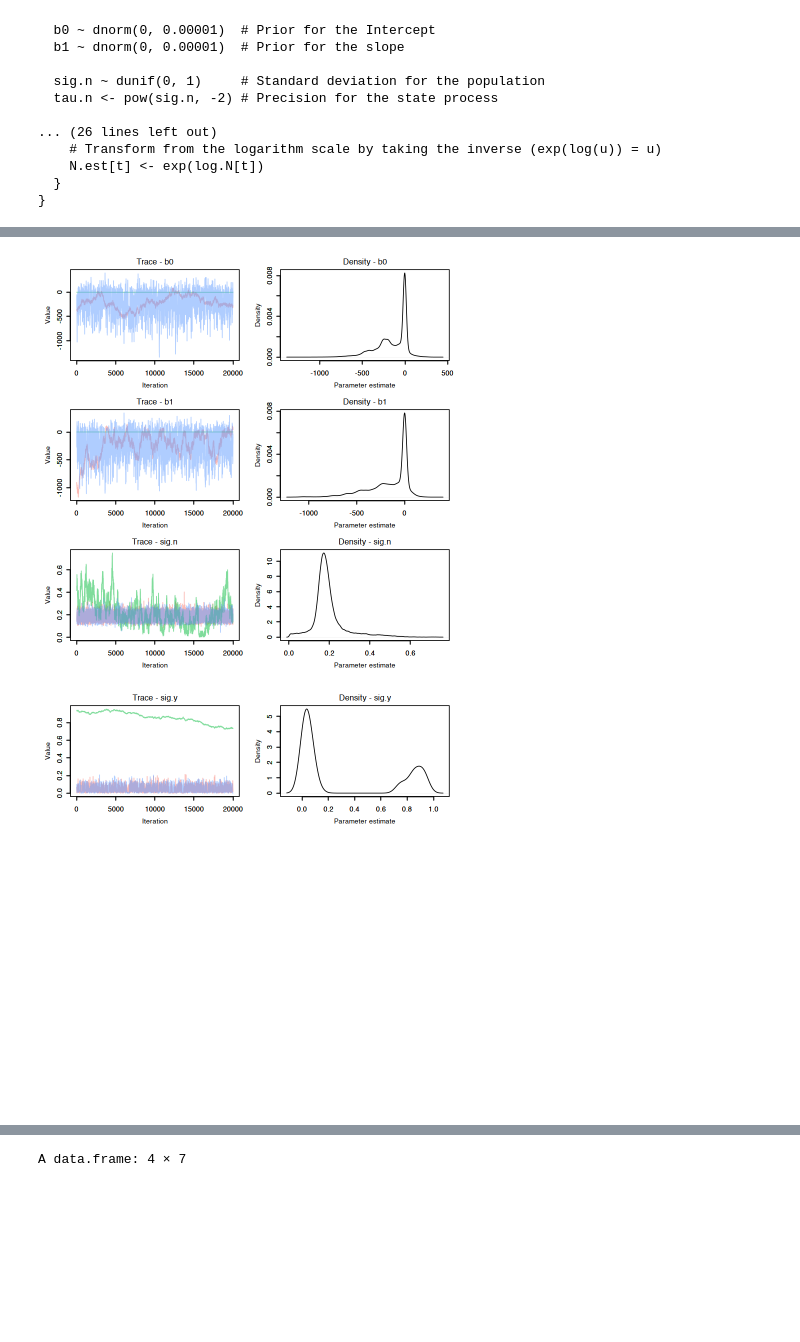
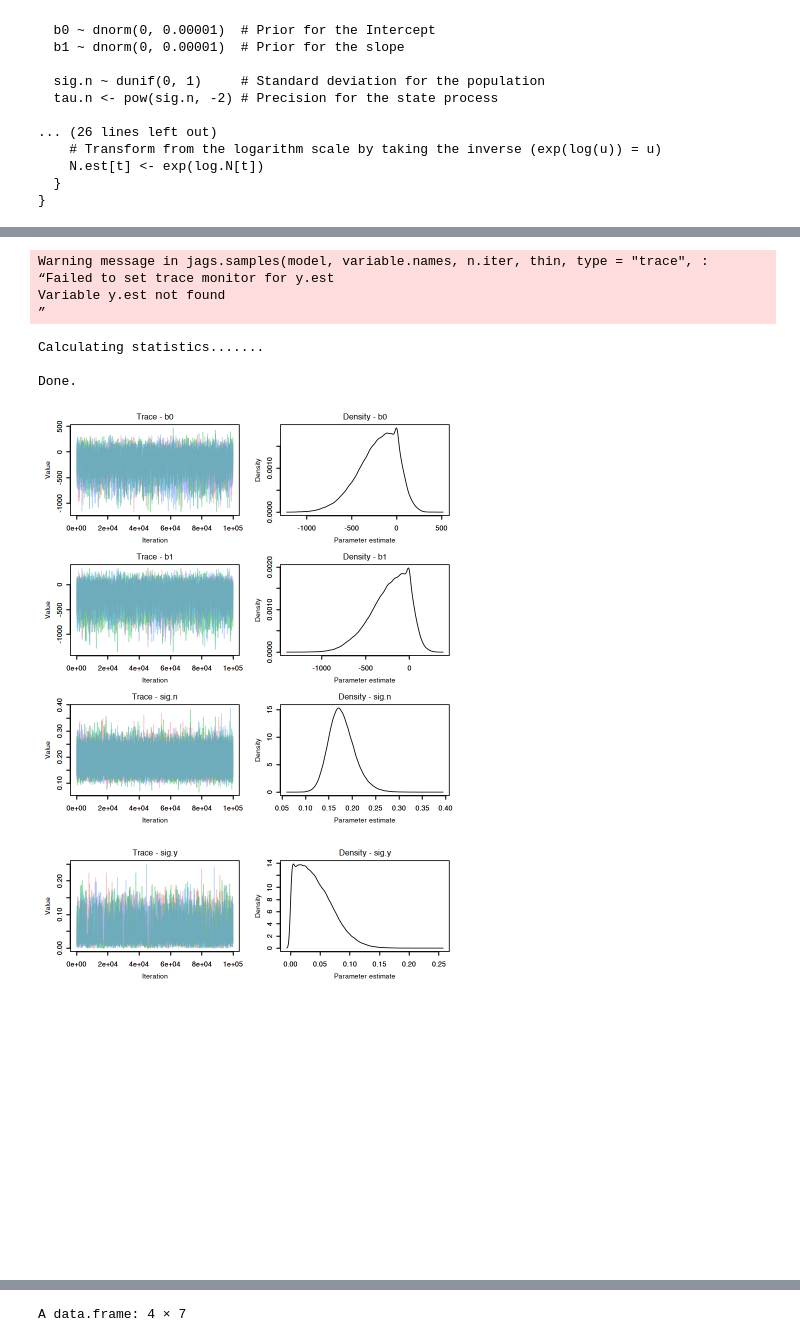
Before and after one commit to erikseulean/wildlife, a Jupyter notebook: Assignment2.ipynb, the cells around one changed output, grey strips where cells are left out. Drawn from its saved outputs; the diff is of its cells as text; code cells hidden in the pictures; blank space fills up the shorter version.

```diff
--- a/Assignment2.ipynb
+++ b/Assignment2.ipynb
@@ -195,8 +205,8 @@ model_parameters <- list(
 # starting from the same initial configuration.
 initial_values <- function() {
   list(
-    b0 = runif(1, -2, 2),
-    b1 = runif(1, -2, 2),
+    b0 = runif(1, -5, 5),
+    b1 = runif(1, -5, 5),
     sig.n = runif(1, 0, 1),
     sig.y = runif(1, 0, 1)
   )
@@ -206,7 +216,7 @@ initial_values <- function() {
 # b0, b1, sig.n and sig.y will be monitored to see if the
 # chains converge to the posterior distribution while N.est
 # y.est will be used to draw conclusions.
-monitored_parameters <- c("b0", "b1",  "sig.n", "sig.y", "N.est", "y.est")
+monitored_parameters <- c("b0", "b1",  "sig.n", "sig.y", "N.est")
 
 # Number of chains that we want to run
 nc <- 3
@@ -225,7 +235,7 @@ ni <- 100000 + nb
 # so no thinning occurs, meaning that we consider
 # the posterior samples to be sufficiently independent
 # to the point that no thinning is necessary.
-nt <- 5
+nt <- 1
 
 # Start the MCMC algorithm with the parameters provided
 out <- jags(
@@ -268,5 +278,12 @@ Done.
+Warning message in jags.samples(model, variable.names, n.iter, thin, type = "trace", :
+“Failed to set trace monitor for y.est
+Variable y.est not found
+”
+Calculating statistics.......
+
+Done.
-[figure, old version]
+[figure, new version]
-[figure, old version]
+[figure, new version]
 # %%
 out
 # %% [output]
```
Also changed, not shown: parts of 5 cells of this notebook, 1 other file.
